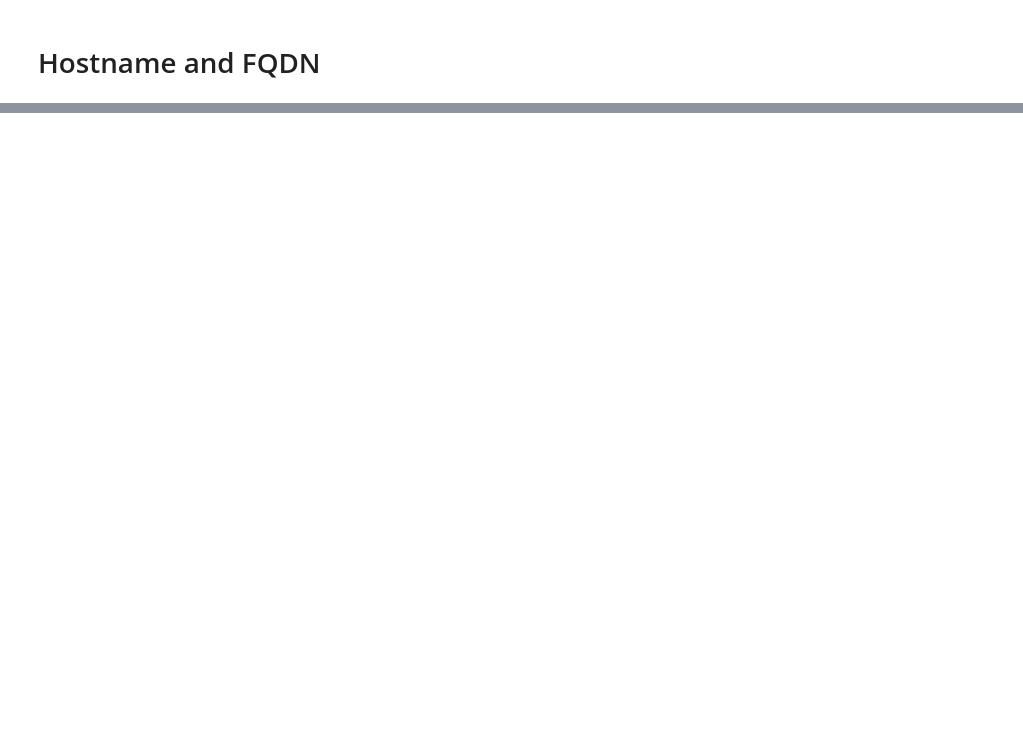
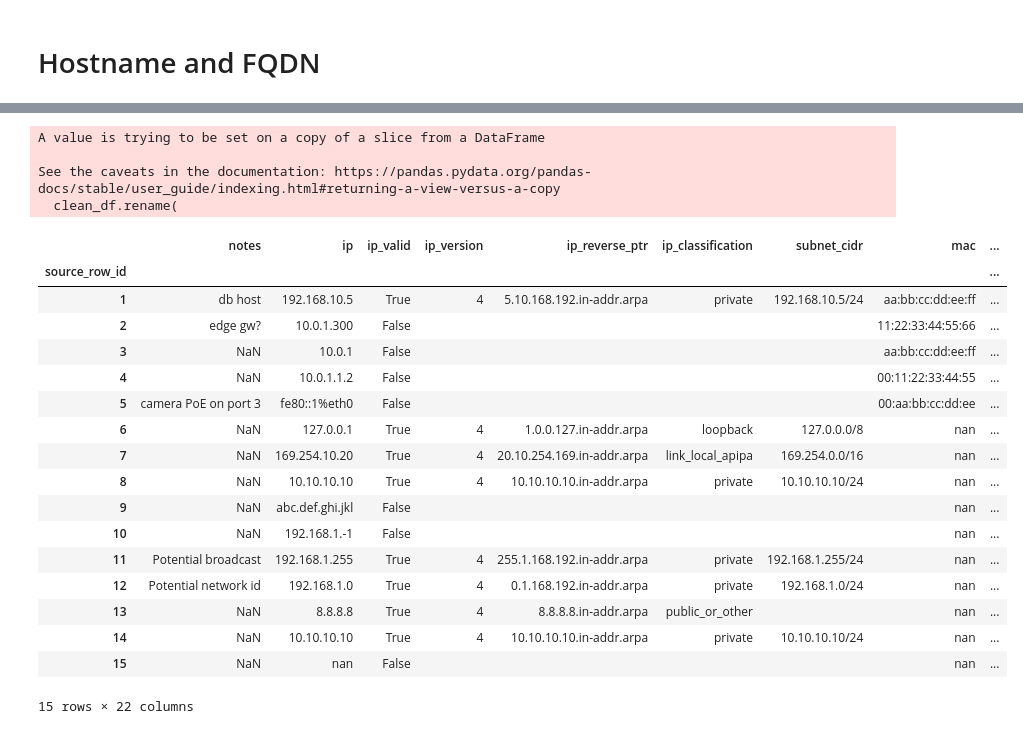
Before and after one commit to fayadchowdhury/infoblox-ai-flex, a Jupyter notebook: experiments.ipynb, the cells around one changed output, grey strips where cells are left out. Saved outputs shown, nothing was run; the diff lists cells and outputs as text; code cells hidden in the pictures; blank space fills up the shorter version.

```diff
--- a/experiments.ipynb
+++ b/experiments.ipynb
@@ -532,0 +925,61 @@ Working on nan
+# %%
+device_norm_df["normalization_steps"] = device_norm_df[normalization_steps_columns].fillna("").agg("|".join, axis=1)
+# %%
+columns_of_interest = [
+    'notes',
+    'ip_out',
+    'ip_valid',
+    'ip_version',
+    'ip_reverse_ptr',
+    'ip_classification',
+    'subnet_cidr',
+    'mac_out',
+    'mac_valid',
+    'mac_kind',
+    'site_out',
+    'hostname_out',
+    'hostname_valid',
+    'hostname_kind',
+    'fqdn_out',
+    'fqdn_valid',
+    'fqdn_kind',
+    'owner_out',
+    'owner_email',
+    'owner_team',
+    'device_out',
+    'device_type_confidence',
+]
+# %%
+clean_df = device_norm_df[columns_of_interest]
+# %%
+clean_df.rename(
+    columns = {
+        col: col[:col.index("_out")] for col in clean_df.columns if col.endswith("_out")
+    }, inplace=True
+)
+# %% [output]
+A value is trying to be set on a copy of a slice from a DataFrame
+
+See the caveats in the documentation: https://pandas.pydata.org/pandas-docs/stable/user_guide/indexing.html#returning-a-view-versus-a-copy
+  clean_df.rename(
+# %%
+clean_df
+# %% [output]
+|  | notes | ip | ip_valid | ip_version | ip_reverse_ptr | ip_classification | subnet_cidr | mac | ... |
+| source_row_id |  |  |  |  |  |  |  |  | ... |
+| 1 | db host | 192.168.10.5 | True | 4 | 5.10.168.192.in-addr.arpa | private | 192.168.10.5/24 | aa:bb:cc:dd:ee:ff | ... |
+| 2 | edge gw? | 10.0.1.300 | False |  |  |  |  | 11:22:33:44:55:66 | ... |
+| 3 | NaN | 10.0.1 | False |  |  |  |  | aa:bb:cc:dd:ee:ff | ... |
+| 4 | NaN | 10.0.1.1.2 | False |  |  |  |  | 00:11:22:33:44:55 | ... |
+| 5 | camera PoE on port 3 | fe80::1%eth0 | False |  |  |  |  | 00:aa:bb:cc:dd:ee | ... |
+| 6 | NaN | 127.0.0.1 | True | 4 | 1.0.0.127.in-addr.arpa | loopback | 127.0.0.0/8 | nan | ... |
+| 7 | NaN | 169.254.10.20 | True | 4 | 20.10.254.169.in-addr.arpa | link_local_apipa | 169.254.0.0/16 | nan | ... |
+| 8 | NaN | 10.10.10.10 | True | 4 | 10.10.10.10.in-addr.arpa | private | 10.10.10.10/24 | nan | ... |
+| 9 | NaN | abc.def.ghi.jkl | False |  |  |  |  | nan | ... |
+| 10 | NaN | 192.168.1.-1 | False |  |  |  |  | nan | ... |
+| 11 | Potential broadcast | 192.168.1.255 | True | 4 | 255.1.168.192.in-addr.arpa | private | 192.168.1.255/24 | nan | ... |
+| 12 | Potential network id | 192.168.1.0 | True | 4 | 0.1.168.192.in-addr.arpa | private | 192.168.1.0/24 | nan | ... |
+| 13 | NaN | 8.8.8.8 | True | 4 | 8.8.8.8.in-addr.arpa | public_or_other |  | nan | ... |
+| 14 | NaN | 10.10.10.10 | True | 4 | 10.10.10.10.in-addr.arpa | private | 10.10.10.10/24 | nan | ... |
+| 15 | NaN | nan | False |  |  |  |  | nan | ... |
+15 rows × 22 columns
```
Also changed, not shown: parts of 32 cells of this notebook.
